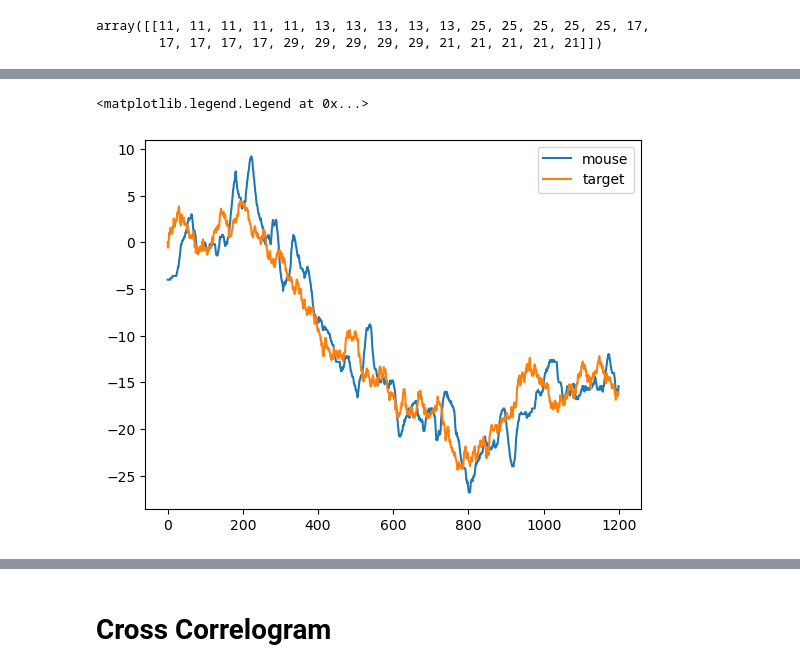
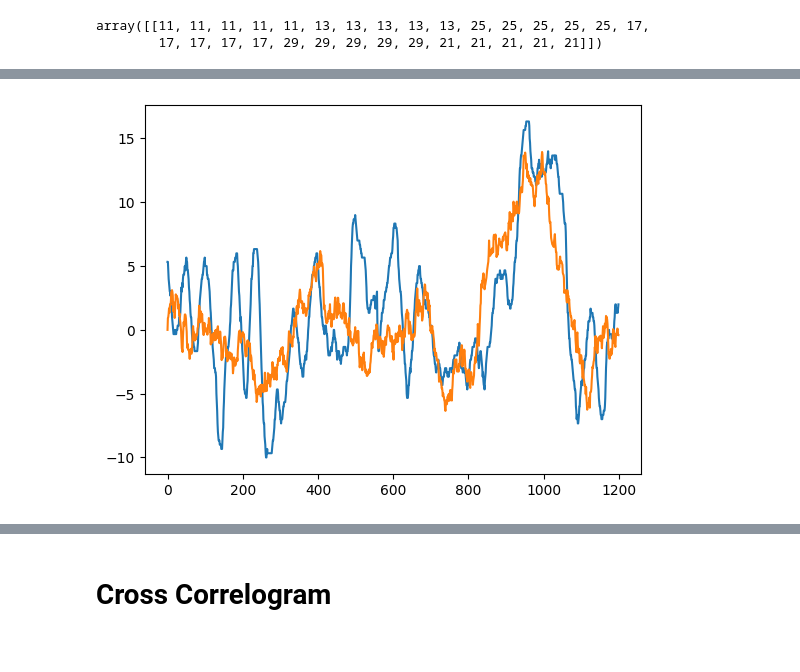
Before and after one commit to omeryildiran/Guido-Pascal-Omer-continuous-psychophysics, a Jupyter notebook: analysis_primier.ipynb, the cells around one changed output, grey strips where cells are left out. Cells and saved outputs as stored; diff of their text form; code cells hidden in the pictures.

```diff
--- a/analysis_primier.ipynb
+++ b/analysis_primier.ipynb
@@ -76,3 +74,18 @@ array([[11, 11, 11, 11, 11, 13, 13, 13, 13, 13, 25, 25, 25, 25, 25, 17,
+# %%
+# avarage motion trajectory for trials with the same sigma value
+for i in range(4,5):
+    # get mean of mouse_x for trials untill sigma value changes
+    mean_mouse_x = np.mean(mouse_x[i*3:(i+1)*3,:], axis=0)
+    # get mean of blob_x for trials untill sigma value changes
+    mean_blob_x = np.mean(blob_x[i*3:(i+1)*3,:], axis=0)
+    # plot the mean of mouse_x and blob_x
+    plt.plot(mean_mouse_x)
+    plt.plot(mean_blob_x)
+    #plt.legend(str(i))
+
+plt.show()
+# %% [output]
+[figure, added]
 # %%
 # sigma is blob width of the target on each trial
 # sigma is constant for 5 trials and then changes
@@ -93,13 +106,3 @@ for i in range(0,6):
     mean_mouse_ys.append( np.mean(mouse_y[i*5:(i+1)*5,:], axis=0))
     mean_mouse_vs.append( np.mean(response[i*5:(i+1)*5,:], axis=0))
     mean_blob_vs.append( np.mean(target[i*5:(i+1)*5,:], axis=0))
-
-# plot the mean of mouse_x and blob_x
-plt.plot(mean_mouse_xs[sigma_dict[21]])
-plt.plot(mean_blob_xs[sigma_dict[21]])
-# color the plot with the same color for the same sigma value
-
-plt.legend(['mouse','target'])
-# %% [output]
-<matplotlib.legend.Legend at 0x...>
-[figure, removed]
```
Also changed, not shown: parts of 17 cells of this notebook, 1 other file.
